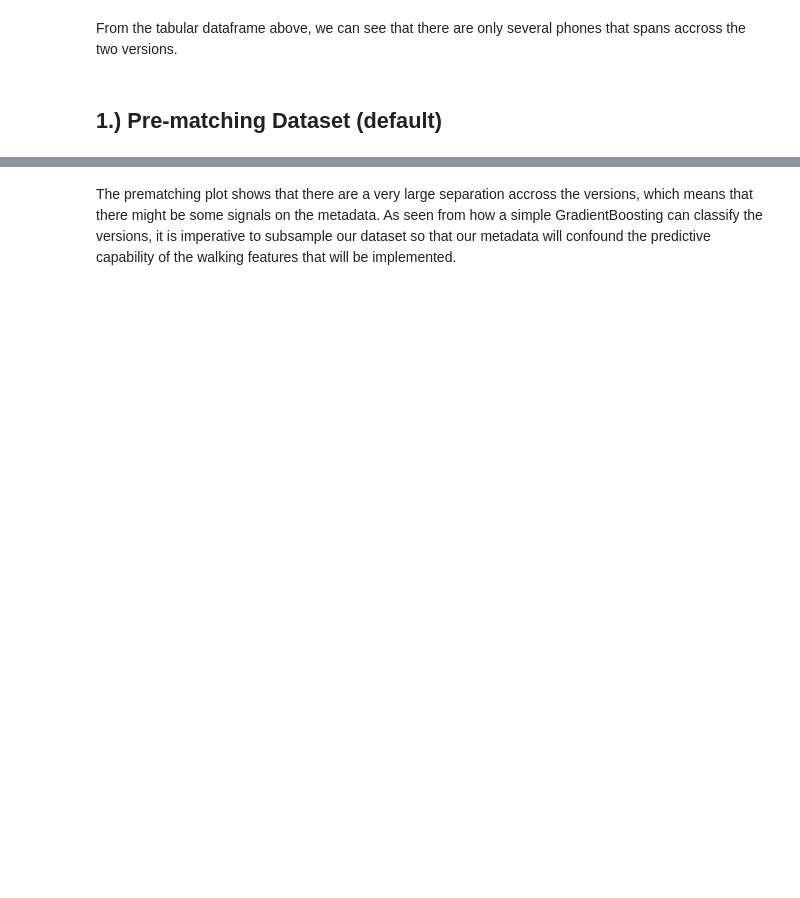
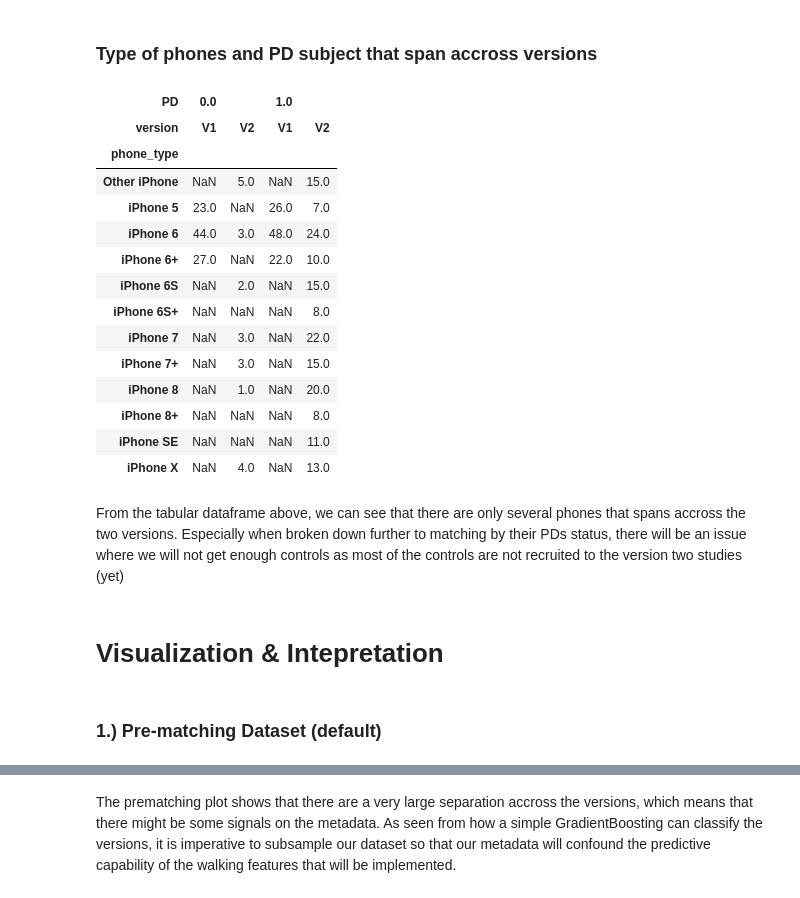
Before and after one commit to arytontediarjo/mPower-Analysis, a Jupyter notebook: Notebooks/Other-analysis-notebook/matching_preliminary_ideas.ipynb, the cells around one changed output, grey strips where cells are left out. Drawn from its saved outputs; the diff is of its cells as text; code cells hidden in the pictures; blank space fills up the shorter version.

```diff
--- a/Notebooks/Other-analysis-notebook/matching_preliminary_ideas.ipynb
+++ b/Notebooks/Other-analysis-notebook/matching_preliminary_ideas.ipynb
@@ -337,7 +346,33 @@ pd.pivot_table(data = data, index = "phone_type", columns = "version", values =
+# %% [markdown]
+### Type of phones and PD subject that span accross versions
+# %%
+pd.pivot_table(data    = data,
+               index   = "phone_type",
+               columns = ["PD", "version"],
+               values  = "healthCode",
+               aggfunc = "count")
+# %% [output]
+| PD | 0.0 |  | 1.0 |  |
+| version | V1 | V2 | V1 | V2 |
+| phone_type |  |  |  |  |
+| Other iPhone | NaN | 5.0 | NaN | 15.0 |
+| iPhone 5 | 23.0 | NaN | 26.0 | 7.0 |
+| iPhone 6 | 44.0 | 3.0 | 48.0 | 24.0 |
+| iPhone 6+ | 27.0 | NaN | 22.0 | 10.0 |
+| iPhone 6S | NaN | 2.0 | NaN | 15.0 |
+| iPhone 6S+ | NaN | NaN | NaN | 8.0 |
+| iPhone 7 | NaN | 3.0 | NaN | 22.0 |
+| iPhone 7+ | NaN | 3.0 | NaN | 15.0 |
+| iPhone 8 | NaN | 1.0 | NaN | 20.0 |
+| iPhone 8+ | NaN | NaN | NaN | 8.0 |
+| iPhone SE | NaN | NaN | NaN | 11.0 |
+| iPhone X | NaN | 4.0 | NaN | 13.0 |
 # %% [markdown]
-From the tabular dataframe above, we can see that there are only several phones that spans accross the two versions.
+From the tabular dataframe above, we can see that there are only several phones that spans accross the two versions. Especially when broken down further to matching by their PDs status, there will be an issue where we will not get enough controls as most of the controls are not recruited to the version two studies (yet)
+# %% [markdown]
+# Visualization & Intepretation
 # %% [markdown]
-## 1.) Pre-matching Dataset (default)
+### 1.) Pre-matching Dataset (default)
 # %%
 ## get encoded data
 encoded_data = OHE_data(data)[0]
```
Also changed, not shown: parts of 43 cells of this notebook, 6 other files.
